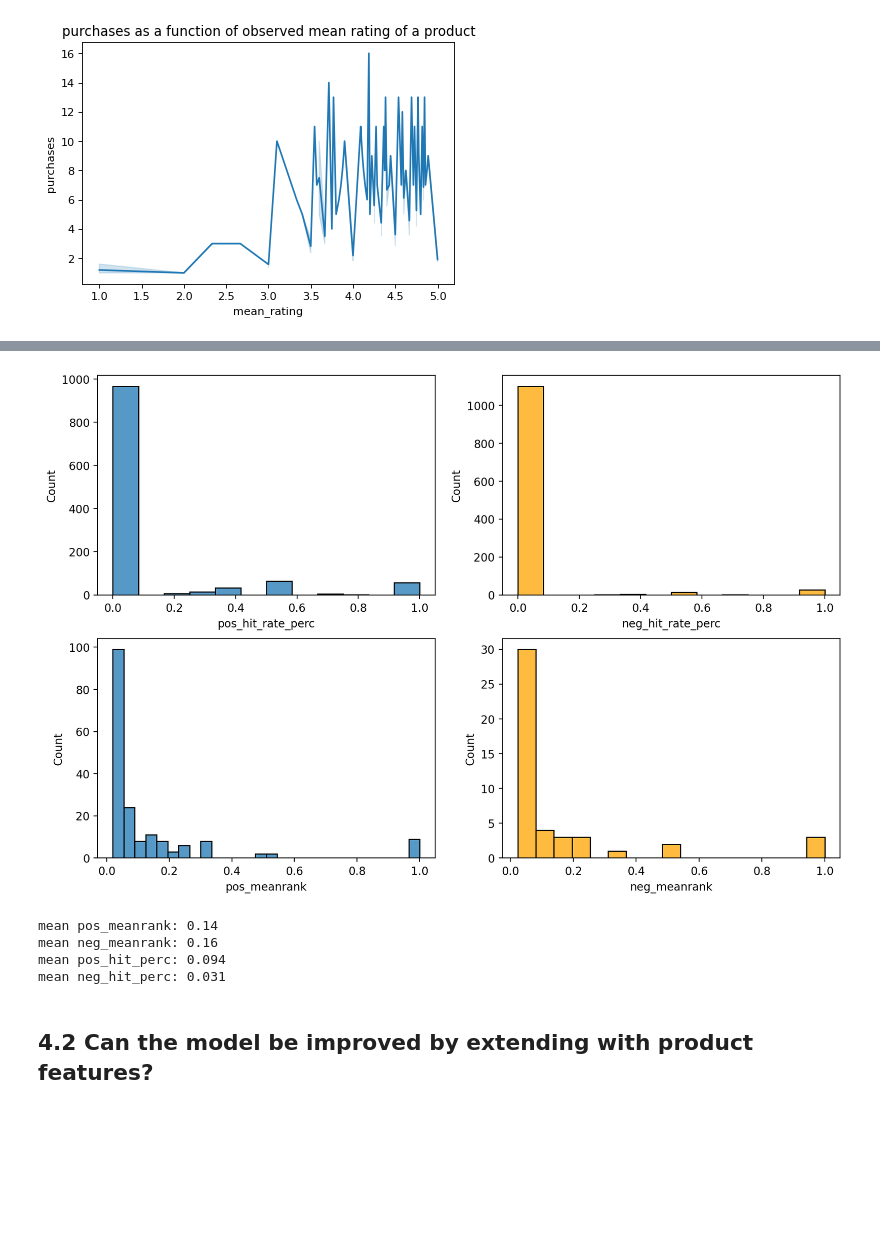
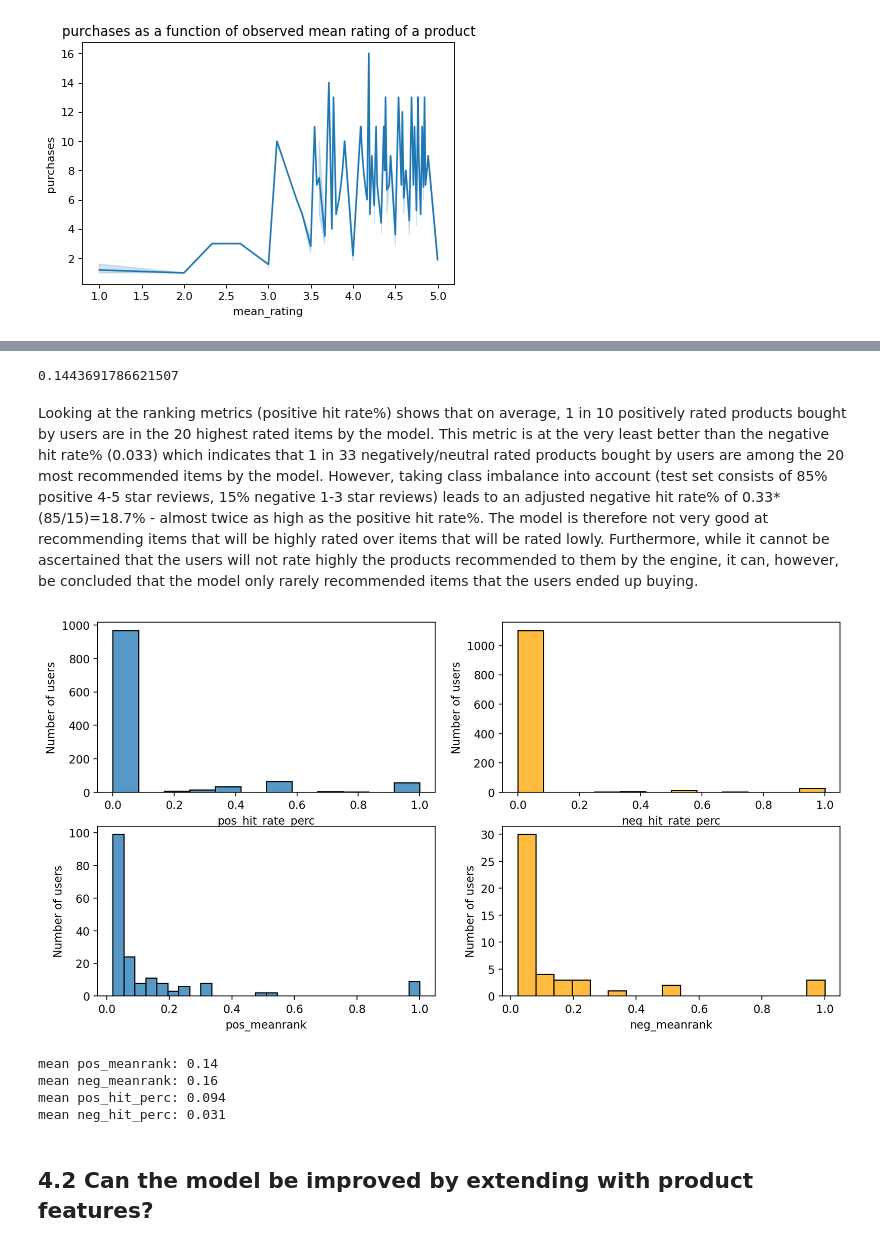
Before and after one commit to IkkefraIshoej/ABA-Exam, a Jupyter notebook: ABA final project-descriptive+basic recommender system_v2.ipynb, the cells around one changed output, grey strips where cells are left out. Saved outputs shown, nothing was run; the diff lists cells and outputs as text; code cells hidden in the pictures; blank space fills up the shorter version.

```diff
--- a/ABA final project-descriptive+basic recommender system_v2.ipynb
+++ b/ABA final project-descriptive+basic recommender system_v2.ipynb
@@ -1703,20 +1706,18 @@ dfs=dfs.iloc[:,3:]
 dfs=dfs[~dfs[['reviewerID', 'asin']].duplicated()]
 
 
-#Recoding bottomcat
-counts=dfs.groupby('bottomcat').count()['overall']
-counts=counts[counts>40]
-dfs['bottomcat_other']=[i if i in counts else 'other' for i in dfs['bottomcat']]
-
-
-#making rating discrete
-dfs['disc_rating']=(dfs['overall']>4).astype(int)
-
-
 #only using users with more than 4 reviews
 mask=dfs.groupby('reviewerID').count()['asin']
 mask=mask[mask>4]
 dfs=dfs[dfs['reviewerID'].isin(mask.index)]
+
+#Recoding bottomcat
+counts=dfs.groupby('bottomcat').count()['overall']
+counts=counts[counts>10]
+dfs['bottomcat_other']=[i if i in counts else 'other' for i in dfs['bottomcat']]
+
+#making rating discrete
+dfs['disc_rating']=(dfs['overall']>4).astype(int)
 
 
 #recoding nan votes to 0
@@ -1791,7 +1792,9 @@ dfs['pos'] = [sid_obj.polarity_scores(x)['pos'] for x in dfs['reviewText_cleaned
 #test = df_test.stack(dropna=True).reset_index().rename(columns={0:"overall"})
 #test.columns=['user', 'product', 'overall']
 
-############ Train / test splits
+
+###################################################################################################
+############ Train / test splits ###############
 ratings_df = df_cf.stack(dropna=True).reset_index().rename(columns={0:"overall"})
 ratings_df.columns=['user', 'product', 'overall']
 
@@ -1816,7 +1819,6 @@ np.random.seed(42)
 while not_done==True:
     # Shuffle test indices
     np.random.shuffle(not_used)
-    # Some fancy stuff here
     train_ind_ = train_ind + not_used[:int(a * len(not_used))]
     df_train = ratings_df.loc[train_ind_]
     #print(ratings_df.nunique()['product'], df_train.nunique()['product'])
@@ -1838,6 +1840,7 @@ print(len(test_ind)/len(all_ind))
 df_train = ratings_df.iloc[train_ind]
 df_test = ratings_df.iloc[test_ind]
 
+###################################################################################################
 #Getting dummy variables
 dummy_df=pd.get_dummies(dfs, columns=['bottomcat_other'], drop_first=True)
 dummy_df['product']=dummy_df['asin']
@@ -1850,7 +1853,7 @@ trainf=df_train.merge(merger_df, how = 'inner', on = ['product', 'user'])
 testf=df_test.merge(merger_df, how = 'inner', on = ['product', 'user'])
 
 
-#standardizing
+#standardizing using train mean/sd
 continuous = ['vote', 'price', 'review_length']
 means_sds_for_standardizing = np.zeros((len(continuous),2))
 a=0
@@ -2168,3 +2173,9 @@ Name: rating, dtype: float64
+# %%
+testf[testf['overall']<4].shape[0]/testf.shape[0]
+# %% [output]
+0.1443691786621507
+# %% [markdown]
+Looking at the ranking metrics (positive hit rate%) shows that on average, 1 in 10 positively rated products bought by users are in the 20 highest rated items by the model. This metric is at the very least better than the negative hit rate% (0.033) which indicates that 1 in 33 negatively/neutral rated products bought by users are among the 20 most recommended items by the model. However, taking class imbalance into account (test set consists of 85% positive 4-5 star reviews, 15% negative 1-3 star reviews) leads to an adjusted negative hit rate% of 0.33*(85/15)=18.7% - almost twice as high as the positive hit rate%. The model is therefore not very good at recommending items that will be highly rated over items that will be rated lowly. Furthermore, while it cannot be ascertained that the users will not rate highly the products recommended to them by the engine, it can, however, be concluded that the model only rarely recommended items that the users ended up buying.
 # %%
 def GenerateRankHelperDF(df_all, testf):
     # product, (productnum, rating, purchased), user
@@ -2249,35 +2260,39 @@ def GenerateRankMetrics(df_all, testf, cutoff):
             # only pos
             if (df_reduced.loc[j, 'enum']<cutoff) & (df_reduced.loc[j, 'overall']>=5):
                 pos_ranks.append(df_reduced.loc[j, 'enum']+1)
             # only neg
             if (df_reduced.loc[j, 'enum']<cutoff) & (df_reduced.loc[j, 'overall']<5):
                 neg_ranks.append(df_reduced.loc[j, 'enum']+1)
         rank_perc = np.ones(len(ranks))/ranks
         pos_rank_perc = np.ones(len(pos_ranks))/pos_ranks
         neg_rank_perc = np.ones(len(neg_ranks))/neg_ranks
         df_rank.loc[i, 'meanrank']=rank_perc.mean()
         df_rank.loc[i, 'pos_meanrank']=pos_rank_perc.mean()
         df_rank.loc[i, 'neg_meanrank']=neg_rank_perc.mean()
     return df_rank
 #df_rank['meanrank']=df_rank['meanrank'].fillna(0)
 #df_rank['meanrank']=df_rank['meanrank'].fillna(0)
 #df_rank['meanrank']=df_rank['meanrank'].fillna(0)
 
 rank_df=GenerateRankMetrics(df_all, testf, 50)
 rank_df=rank_df.rename(columns={rank_df.columns[0]: 'user'})
-figure, axes = plt.subplots(nrows=2, ncols=2, figsize=(12,8), dpi=200)
+figure, axes = plt.subplots(nrows=2, ncols=2, figsize=(12,6.2), dpi=200)
 sns.histplot(data=rank_df, x='pos_hit_rate_perc', ax=axes[0,0])
+axes[0,0].set_ylabel('Number of users')
 sns.histplot(data=rank_df, x='neg_hit_rate_perc', color='orange', ax=axes[0,1])
+axes[0,1].set_ylabel('Number of users')
 sns.histplot(data=rank_df, x='pos_meanrank', ax=axes[1,0])
+axes[1,0].set_ylabel('Number of users')
 sns.histplot(data=rank_df, x='neg_meanrank', color='orange', ax=axes[1,1])
+axes[1,1].set_ylabel('Number of users')
 plt.show()
 
 print("mean pos_meanrank: {:.2}".format(rank_df[rank_df['pos_meanrank']!=np.inf]['pos_meanrank'].mean()))
 print("mean neg_meanrank: {:.2}".format(rank_df[rank_df['neg_meanrank']!=np.inf]['neg_meanrank'].mean()))
 print("mean pos_hit_perc: {:.2}".format(rank_df[rank_df['pos_hit_rate_perc']!=np.inf]['pos_hit_rate_perc'].mean()))
 print("mean neg_hit_perc: {:.2}".format(rank_df[rank_df['neg_hit_rate_perc']!=np.inf]['neg_hit_rate_perc'].mean()))
 # %% [output]
-[figure, old version]
+[figure, new version]
 mean pos_meanrank: 0.14
 mean neg_meanrank: 0.16
 mean pos_hit_perc: 0.094
```
Also changed, not shown: parts of 35 cells of this notebook, 18 other files.
